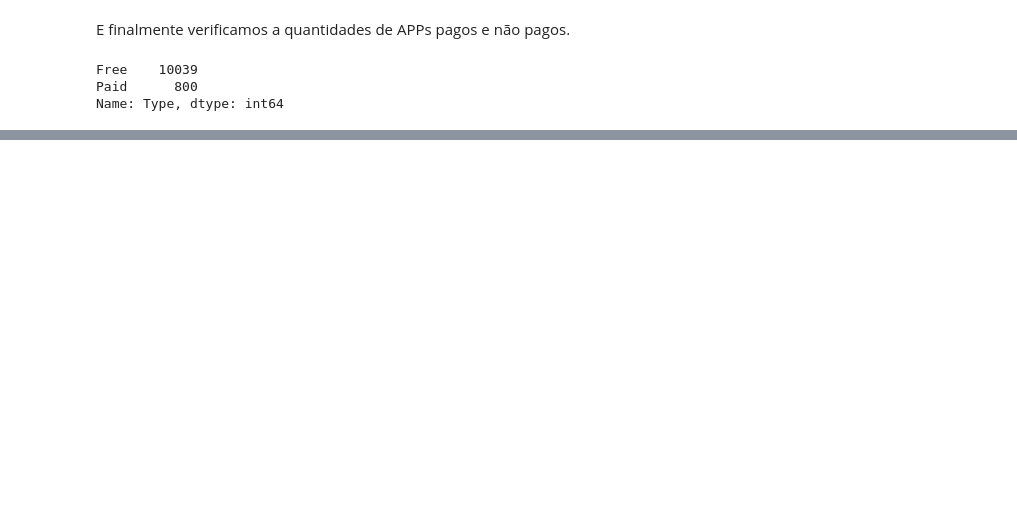
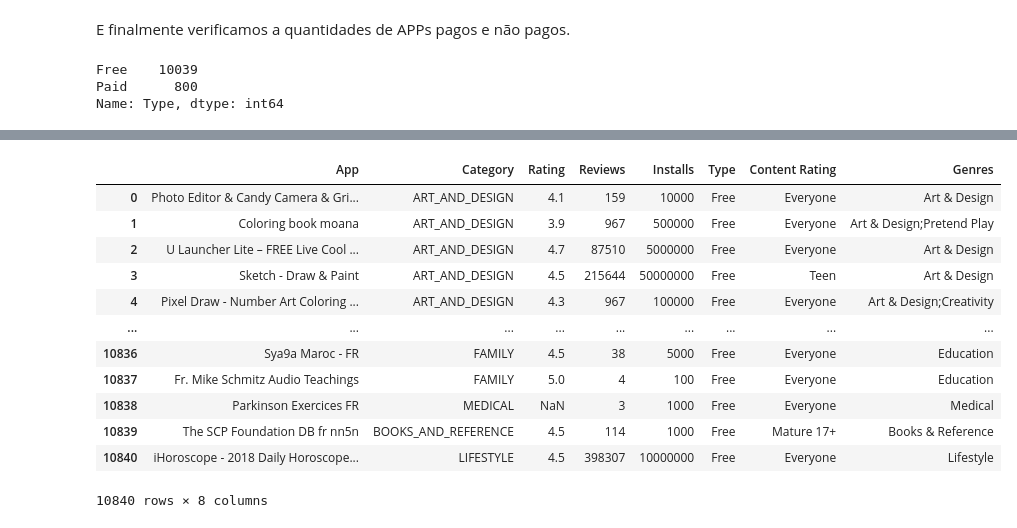
Before and after one commit to LuizFelipe33/Data_mining_GooglePlayStore, a Jupyter notebook: AtvMin.ipynb, the cells around one changed output, grey strips where cells are left out. Saved outputs shown, nothing was run; the diff lists cells and outputs as text; code cells hidden in the pictures; blank space fills up the shorter version.

```diff
--- a/AtvMin.ipynb
+++ b/AtvMin.ipynb
@@ -161,0 +167,3 @@ Name: Genres, Length: 119, dtype: int64
+# %%
+data.drop(data.loc[data['Category']=='1.9'].index, inplace=True)
+data['Category']. value_counts()
@@ -169,0 +206,16 @@ Name: Type, dtype: int64
+# %%
+data
+# %% [output]
+|  | App | Category | Rating | Reviews | Installs | Type | Content Rating | Genres |
+| 0 | Photo Editor & Candy Camera & Gri... | ART_AND_DESIGN | 4.1 | 159 | 10000 | Free | Everyone | Art & Design |
+| 1 | Coloring book moana | ART_AND_DESIGN | 3.9 | 967 | 500000 | Free | Everyone | Art & Design;Pretend Play |
+| 2 | U Launcher Lite – FREE Live Cool ... | ART_AND_DESIGN | 4.7 | 87510 | 5000000 | Free | Everyone | Art & Design |
+| 3 | Sketch - Draw & Paint | ART_AND_DESIGN | 4.5 | 215644 | 50000000 | Free | Teen | Art & Design |
+| 4 | Pixel Draw - Number Art Coloring ... | ART_AND_DESIGN | 4.3 | 967 | 100000 | Free | Everyone | Art & Design;Creativity |
+| ... | ... | ... | ... | ... | ... | ... | ... | ... |
+| 10836 | Sya9a Maroc - FR | FAMILY | 4.5 | 38 | 5000 | Free | Everyone | Education |
+| 10837 | Fr. Mike Schmitz Audio Teachings | FAMILY | 5.0 | 4 | 100 | Free | Everyone | Education |
+| 10838 | Parkinson Exercices FR | MEDICAL | NaN | 3 | 1000 | Free | Everyone | Medical |
+| 10839 | The SCP Foundation DB fr nn5n | BOOKS_AND_REFERENCE | 4.5 | 114 | 1000 | Free | Mature 17+ | Books & Reference |
+| 10840 | iHoroscope - 2018 Daily Horoscope... | LIFESTYLE | 4.5 | 398307 | 10000000 | Free | Everyone | Lifestyle |
+10840 rows × 8 columns
```
Also changed, not shown: parts of 6 cells of this notebook.
